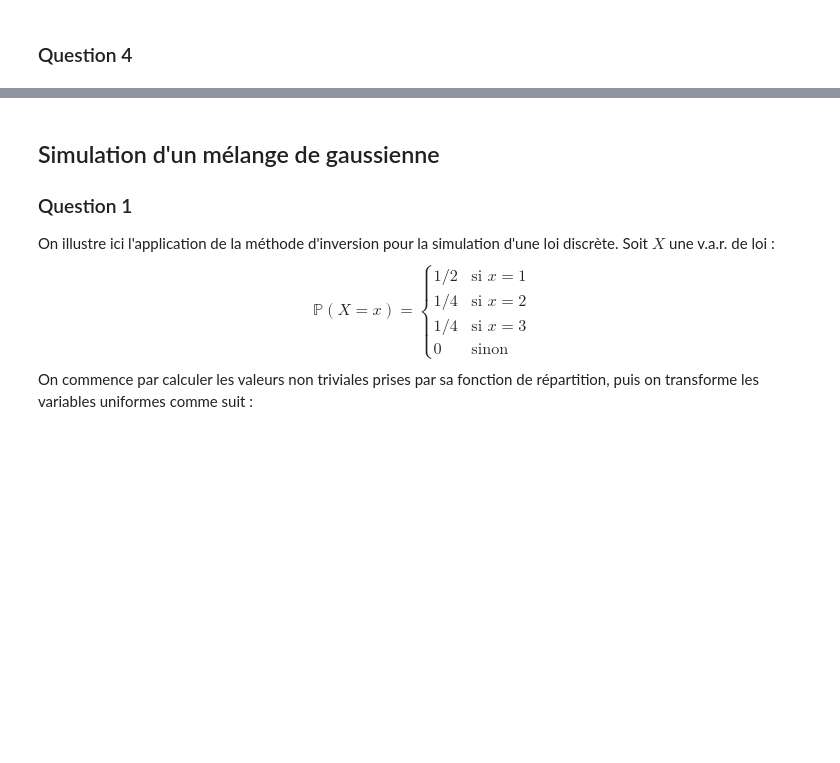
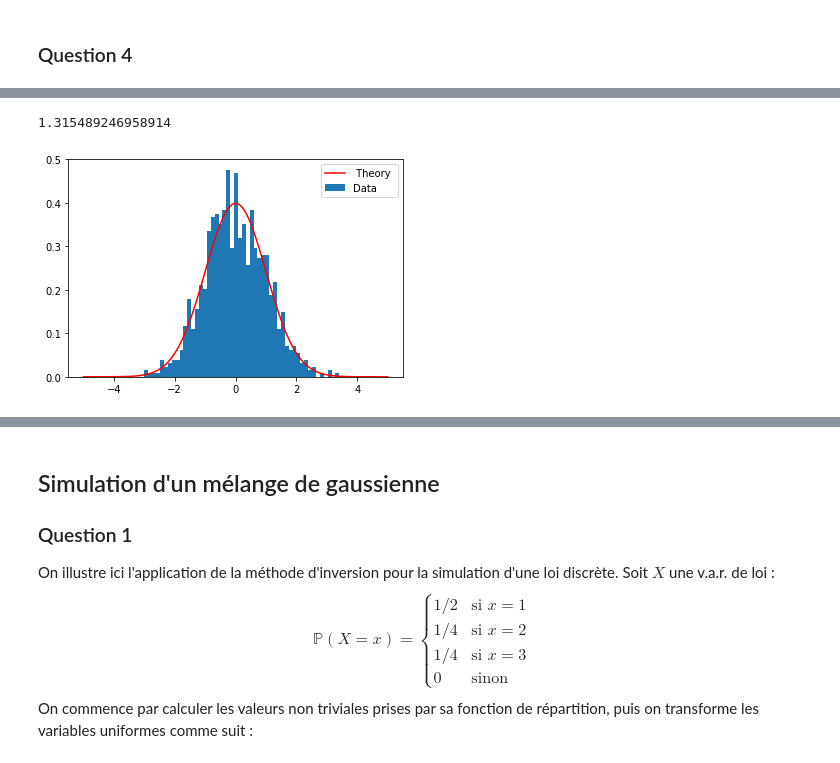
Before and after one commit to boisgera/CDIS, a Jupyter notebook: Probabilités V/Probabilité V.ipynb, the cells around one changed output, grey strips where cells are left out. Saved outputs shown, nothing was run; the diff lists cells and outputs as text; code cells hidden in the pictures; blank space fills up the shorter version.

```diff
--- a/Probabilités V/Probabilité V.ipynb
+++ b/Probabilités V/Probabilité V.ipynb
@@ -241,0 +247,48 @@ plt.show()
+# %%
+
+u = 2*np.sqrt(np.exp(1)/(2*np.pi))
+print(u)
+# %% [output]
+1.315489246958914
+# %%
+# function simulating n symmetric
+# exponential variables (Laplace distribution)
+# with parameter 1
+
+def rlaplace(n):
+    u = np.random.rand(n)
+    x = np.sign(u-1/2)*np.log(1-2*np.abs(u-1/2))
+    return x
+
+# function simulating n Gaussian random variables
+# with mean 0 and variance 1 by rejection algorithm
+
+def rgaussian(n):
+    C=2*np.sqrt(np.exp(1)/(2*np.pi)) #
+    x=np.empty(n)
+
+    for i in range(n) :
+	    y=rlaplace(1) # simulation of the laplace
+	    u=np.random.rand(1)  # simulation of a uniform (0,1)
+	    a=u*1/2*np.exp(-np.abs(y))*C
+
+	    while a>sps.norm.pdf(y) :
+		    y=rlaplace(1)
+		    u=np.random.rand(1)
+		    a=u*1/2*np.exp(-np.abs(y))*C
+
+	    x[i]=y
+
+    return x
+
+# Test of the function
+n=1000
+
+y=rgaussian(n)
+x = np. linspace (-5,5,n)
+plt.plot(x,sps.norm.pdf(x),"r",label =" Theory ")
+plt.hist(y,50,density=True, label = "Data")
+plt.legend(loc="best")
+plt.show()
+# %% [output]
+[figure, added]
```
Also changed, not shown: parts of 29 cells of this notebook, 1 other file.
